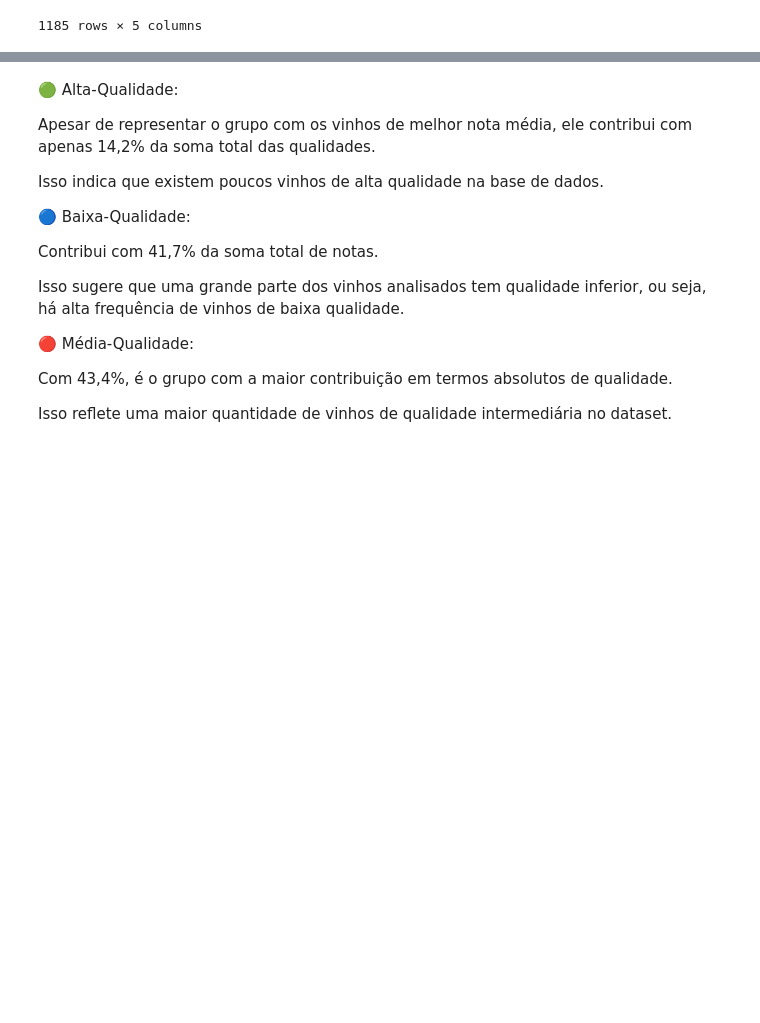
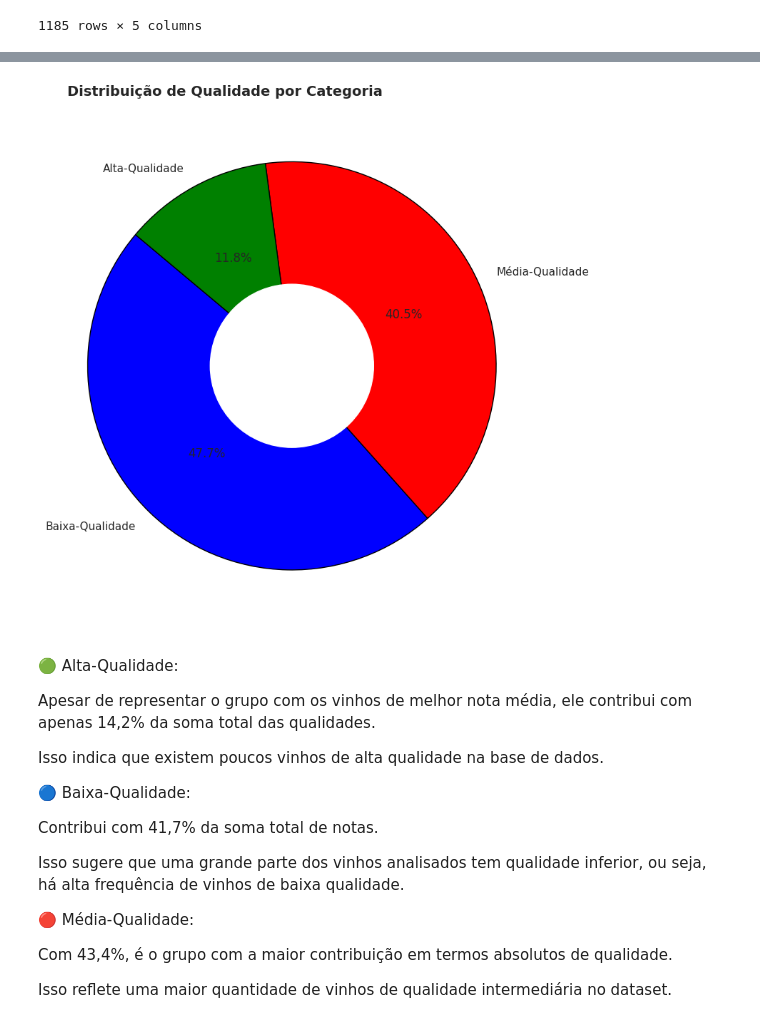
Before and after one commit to Lyanan85/In-GameSeries, a Jupyter notebook: projeto_redwine.ipynb, the cells around one changed output, grey strips where cells are left out. Drawn from its saved outputs; the diff is of its cells as text; code cells hidden in the pictures; blank space fills up the shorter version.

```diff
--- a/projeto_redwine.ipynb
+++ b/projeto_redwine.ipynb
@@ -703,3 +688,36 @@ fig_pie.show()
+# %%
+import matplotlib.pyplot as plt
+
+# Calcular a contagem de vinhos por categoria
+categoria_counts = sugar_ph_alcohol['Categoria'].value_counts()
+categorias = categoria_counts.index
+qualidades = categoria_counts.values
+
+# Cores específicas para cada categoria
+cores = {'Alta-Qualidade': 'green', 'Baixa-Qualidade': 'blue', 'Média-Qualidade': 'red'}
+cores_lista = [cores[cat] for cat in categorias]
+
+# Criar o gráfico de pizza
+plt.figure(figsize=(8, 8))
+plt.pie(qualidades,
+        labels=categorias,
+        autopct='%1.1f%%', # Formatar as porcentagens
+        startangle=140,
+        colors=cores_lista,
+        wedgeprops={'edgecolor': 'black'}) # Adicionar borda nas fatias
+
+# Adicionar um círculo central para criar o efeito de "donut"
+centre_circle = plt.Circle((0, 0), 0.4, fc='white')
+fig = plt.gcf()
+fig.gca().add_artist(centre_circle)
+
+# Garantir que o círculo seja desenhado como um círculo
+plt.axis('equal')
+plt.title('Distribuição de Qualidade por Categoria', fontsize=14, fontweight='bold', loc='left')
+plt.tight_layout()
+plt.show()
+# %% [output]
+[figure, added]
 # %% [markdown]
 🟢 Alta-Qualidade:
 
```
Also changed, not shown: parts of 2 cells of this notebook.
